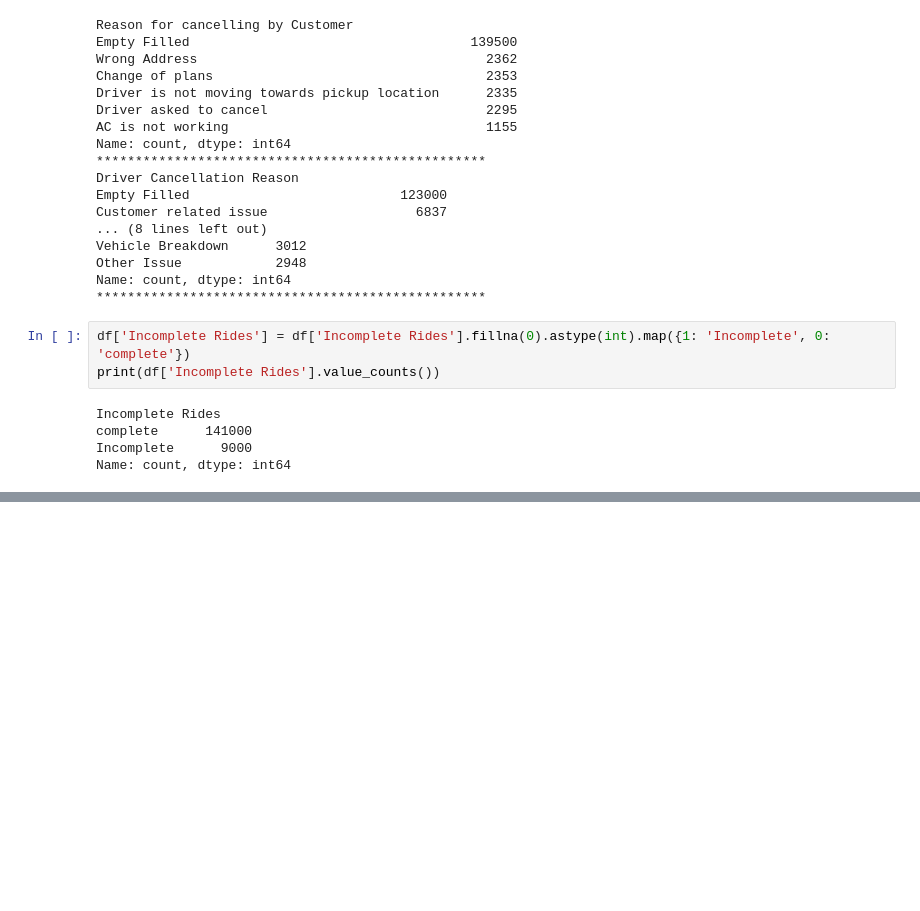
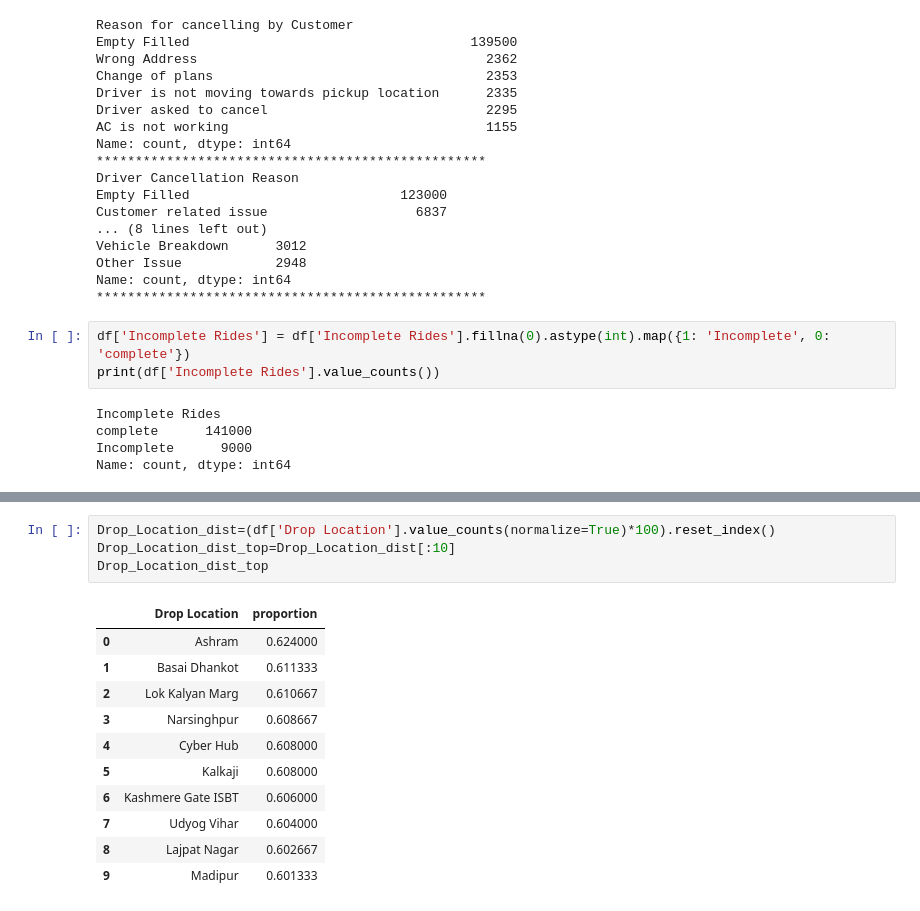
Before and after one commit to mohitDhami87/Uber_Ride_Completion_in_NCR_Bookings_CaseStudy, a Jupyter notebook: Uber_Ride_Completion_in_NCR_Bookings_CaseStudy.ipynb, the cells around one changed output, grey strips where cells are left out. Drawn from its saved outputs; the diff is of its cells as text; blank space fills up the shorter version.

```diff
--- a/Uber_Ride_Completion_in_NCR_Bookings_CaseStudy.ipynb
+++ b/Uber_Ride_Completion_in_NCR_Bookings_CaseStudy.ipynb
@@ -286,0 +405,16 @@ Name: count, dtype: int64
+# %%
+Drop_Location_dist=(df['Drop Location'].value_counts(normalize=True)*100).reset_index()
+Drop_Location_dist_top=Drop_Location_dist[:10]
+Drop_Location_dist_top
+# %% [output]
+|  | Drop Location | proportion |
+| 0 | Ashram | 0.624000 |
+| 1 | Basai Dhankot | 0.611333 |
+| 2 | Lok Kalyan Marg | 0.610667 |
+| 3 | Narsinghpur | 0.608667 |
+| 4 | Cyber Hub | 0.608000 |
+| 5 | Kalkaji | 0.608000 |
+| 6 | Kashmere Gate ISBT | 0.606000 |
+| 7 | Udyog Vihar | 0.604000 |
+| 8 | Lajpat Nagar | 0.602667 |
+| 9 | Madipur | 0.601333 |
```
Also changed, not shown: parts of 11 cells of this notebook.
